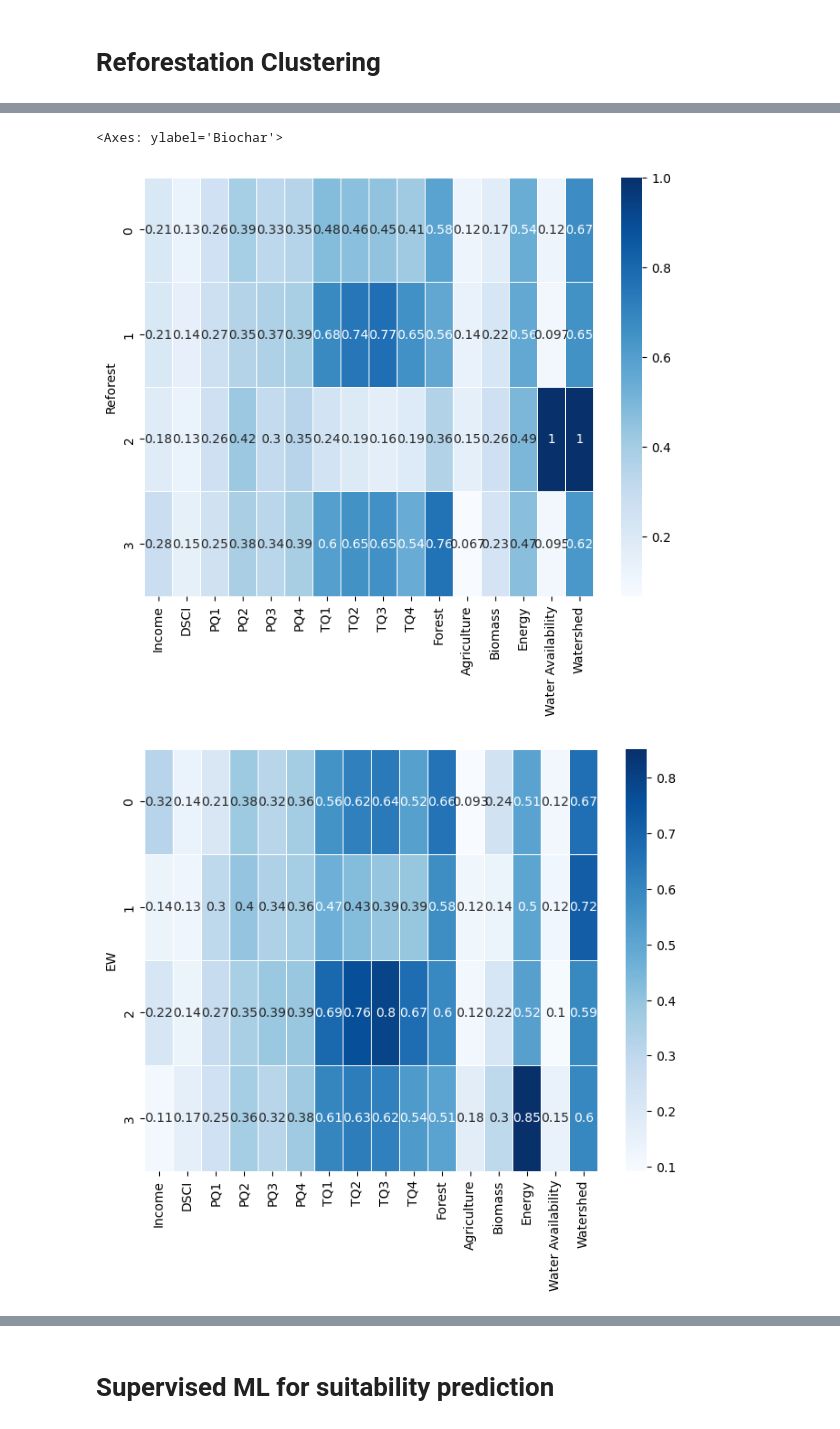
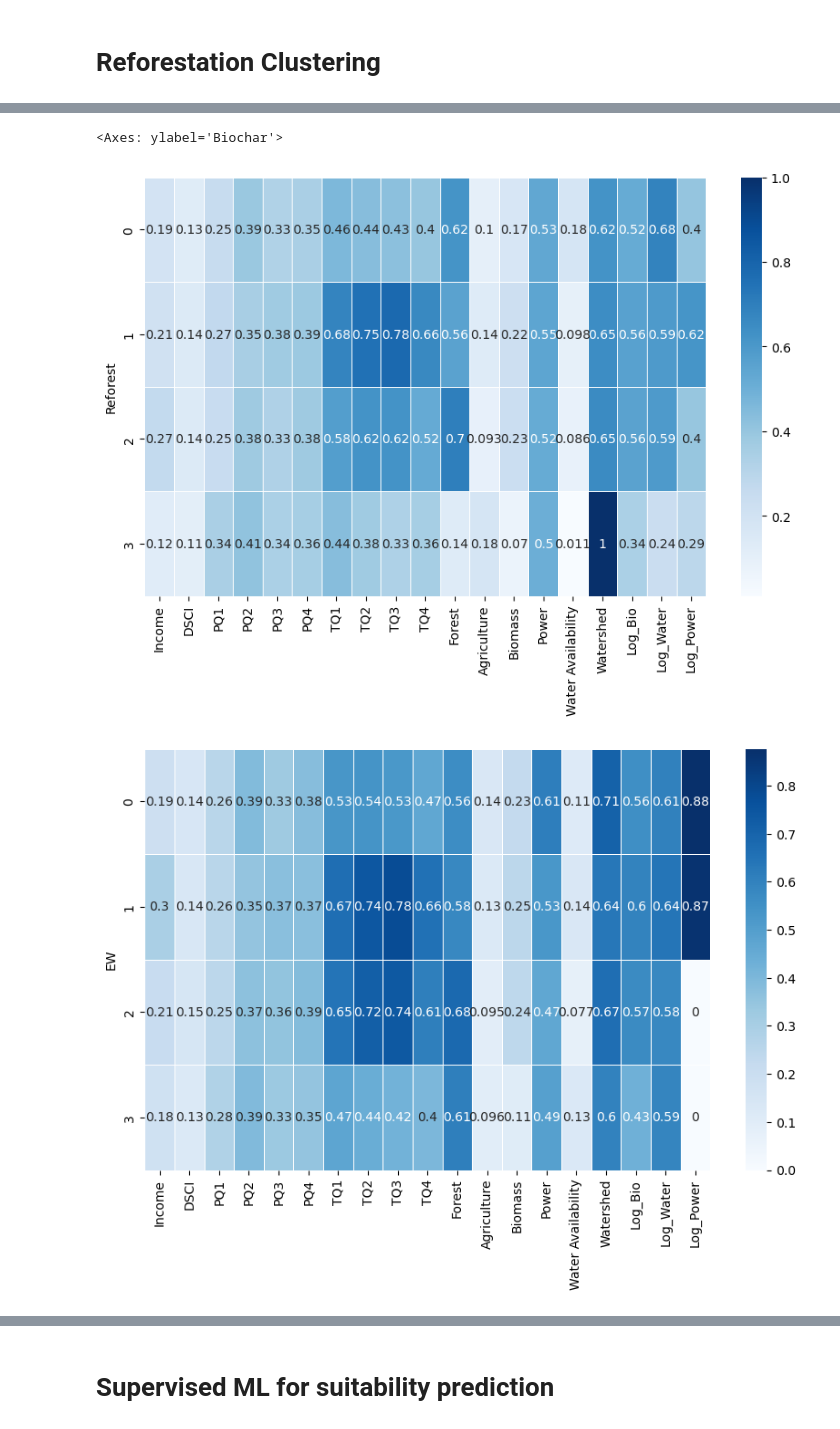
Before and after one commit to hrnur/uvaeicapstone, a Jupyter notebook: modeling-code/CategoryModels.ipynb, the cells around one changed output, grey strips where cells are left out. Saved outputs shown, nothing was run; the diff lists cells and outputs as text; code cells hidden in the pictures.

```diff
--- a/modeling-code/CategoryModels.ipynb
+++ b/modeling-code/CategoryModels.ipynb
@@ -56,7 +56,9 @@ dataset_train = df.drop([51001, 51061, 51081, 51085, 51165, 51195])
 # %% [markdown]
 # Reforestation Clustering
 # %%
-cols = ['Income', 'DSCI', 'PQ1', 'PQ2', 'PQ3', 'PQ4', 'TQ1', 'TQ2', 'TQ3', 'TQ4', 'Forest', 'Agriculture', 'Biomass', 'Energy', 'Water Availability', 'Watershed']
+cols = ['Income', 'DSCI', 'PQ1', 'PQ2', 'PQ3', 'PQ4', 'TQ1', 'TQ2', 'TQ3', 'TQ4', 'Forest',
+        'Agriculture', 'Biomass', 'Power', 'Water Availability', 'Watershed',
+       'Log_Bio','Log_Water','Log_Power']
 
 
 # Using the elbow method to determine the k value to be applied
@@ -64,7 +66,7 @@ k_rng = range(1, 10)
 sse = []
 for k in k_rng:
     km = KMeans(n_clusters=k, n_init=10)
-    km.fit(df[['PQ1', 'PQ2', 'PQ3', 'PQ4', 'TQ1', 'TQ2', 'TQ3', 'TQ4', 'Forest','Water Availability']])
+    km.fit(df[['PQ1', 'PQ2', 'PQ3', 'PQ4', 'TQ1', 'TQ2', 'TQ3', 'TQ4', 'Forest','Log_Water']])
     sse.append(km.inertia_)
 # %%
 # Plot to obtain elbow
@@ -79,7 +81,7 @@ plt.plot(k_rng, sse)
 hc = AgglomerativeClustering(n_clusters=4, affinity = 'euclidean', linkage = 'ward')
 # %%
 # Determining mean cluster characterisitics REFORESTATION
-y_hc = hc.fit_predict(dataset_train[['PQ1', 'PQ2', 'PQ3', 'PQ4', 'TQ1', 'TQ2', 'TQ3', 'TQ4', 'Forest','Water Availability']])
+y_hc = hc.fit_predict(dataset_train[['PQ1', 'PQ2', 'PQ3', 'PQ4', 'TQ1', 'TQ2', 'TQ3', 'TQ4', 'Forest','Water Availability', 'Log_Water']])
 dataset_train['Reforest'] = y_hc
 dataset_train.sort_values("Reforest", inplace = True, ascending=True)
 
@@ -88,7 +90,7 @@ df_rfcluster = dataset_train.groupby('Reforest').mean()
 
 
 # Determining mean cluster characterisitics ENHANCED WEATHERING
-y_hc = hc.fit_predict(dataset_train[['PQ1', 'PQ2', 'PQ3', 'PQ4', 'TQ1', 'TQ2', 'TQ3', 'TQ4', 'Income', 'Energy', 'Agriculture']])
+y_hc = hc.fit_predict(dataset_train[['PQ1', 'PQ2', 'PQ3', 'PQ4', 'TQ1', 'TQ2', 'TQ3', 'TQ4', 'Income', 'Power', 'Log_Power', 'Agriculture']])
 dataset_train['EW'] = y_hc
 dataset_train.sort_values("EW", inplace = True, ascending=True)
 
@@ -97,7 +99,7 @@ df_ewcluster = dataset_train.groupby('EW').mean()
 
 
 # Determining mean cluster characterisitics BIOCHAR
-y_hc = hc.fit_predict(dataset_train[['PQ1', 'PQ2', 'PQ3', 'PQ4', 'TQ1', 'TQ2', 'TQ3', 'TQ4', 'Income', 'Biomass','Agriculture']])
+y_hc = hc.fit_predict(dataset_train[['PQ1', 'PQ2', 'PQ3', 'PQ4', 'TQ1', 'TQ2', 'TQ3', 'TQ4', 'Income', 'Biomass', 'Log_Bio','Agriculture']])
 dataset_train['Biochar'] = y_hc
 dataset_train.sort_values("Biochar", inplace = True, ascending=True)
 
@@ -105,15 +107,15 @@ dataset_train.sort_values("Biochar", inplace = True, ascending=True)
 df_biocluster = dataset_train.groupby('Biochar').mean()
 # %%
 #Heatmap of cluster characteristics reforestation
-plt.figure(figsize=(8,6))
+plt.figure(figsize=(10,6))
 sns.heatmap(df_rfcluster[cols], annot=True, cmap="Blues", linewidths=.5)
 
-plt.figure(figsize=(8,6))
+plt.figure(figsize=(10,6))
 sns.heatmap(df_ewcluster[cols], annot=True, cmap="Blues", linewidths=.5)
 
-plt.figure(figsize=(8,6))
+plt.figure(figsize=(10,6))
 sns.heatmap(df_biocluster[cols], annot=True, cmap="Blues", linewidths=.5)
 # %% [output]
 <Axes: ylabel='Biochar'>
-[figure, old version]
+[figure, new version]
-[figure, old version]
+[figure, new version]
```
Also changed, not shown: parts of 69 cells of this notebook.
